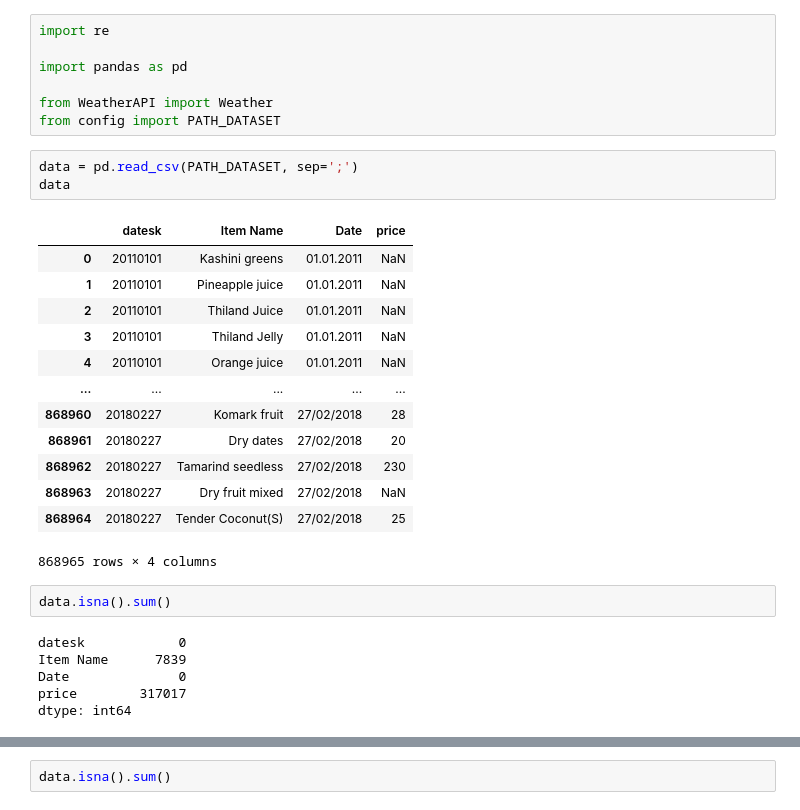
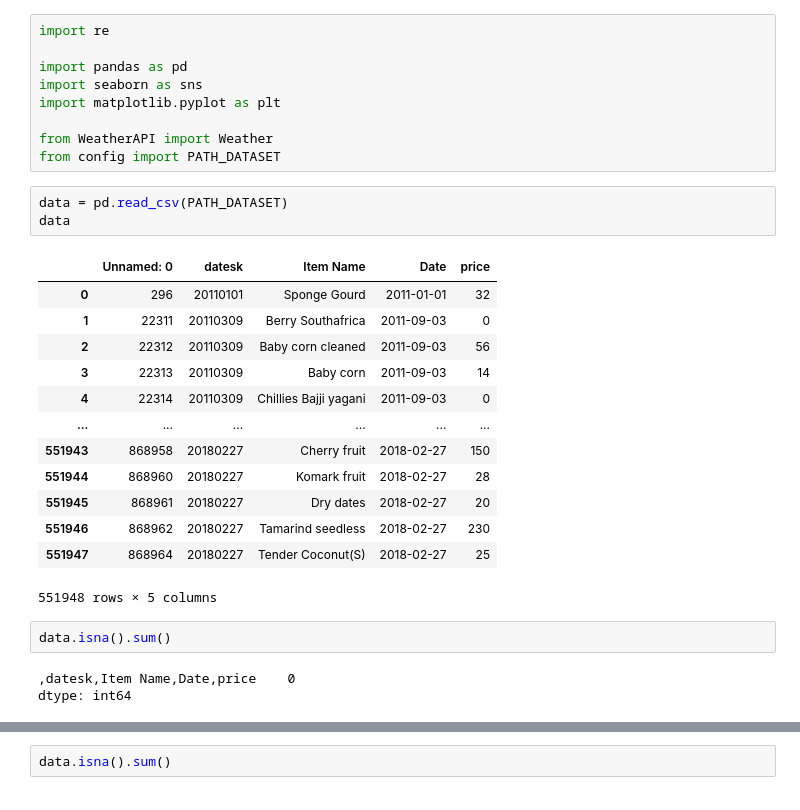
Before and after one commit to hinevics/weather-city, a Jupyter notebook: weather_and_price/weather_app/research.ipynb, the cells around one changed output, grey strips where cells are left out. Cells and saved outputs as stored; diff of their text form.

```diff
--- a/weather_and_price/weather_app/research.ipynb
+++ b/weather_and_price/weather_app/research.ipynb
@@ -2,33 +2,32 @@
 import re
 
 import pandas as pd
+import seaborn as sns
+import matplotlib.pyplot as plt
 
 from WeatherAPI import Weather
 from config import PATH_DATASET
 # %%
-data = pd.read_csv(PATH_DATASET, sep=';')
+data = pd.read_csv(PATH_DATASET)
 data
 # %% [output]
-|  | datesk | Item Name | Date | price |
-| 0 | 20110101 | Kashini greens | 01.01.2011 | NaN |
-| 1 | 20110101 | Pineapple juice | 01.01.2011 | NaN |
-| 2 | 20110101 | Thiland Juice | 01.01.2011 | NaN |
-| 3 | 20110101 | Thiland Jelly | 01.01.2011 | NaN |
-| 4 | 20110101 | Orange juice | 01.01.2011 | NaN |
-| ... | ... | ... | ... | ... |
-| 868960 | 20180227 | Komark fruit | 27/02/2018 | 28 |
-| 868961 | 20180227 | Dry dates | 27/02/2018 | 20 |
-| 868962 | 20180227 | Tamarind seedless | 27/02/2018 | 230 |
-| 868963 | 20180227 | Dry fruit mixed | 27/02/2018 | NaN |
-| 868964 | 20180227 | Tender Coconut(S) | 27/02/2018 | 25 |
+|  | Unnamed: 0 | datesk | Item Name | Date | price |
+| 0 | 296 | 20110101 | Sponge Gourd | 2011-01-01 | 32 |
+| 1 | 22311 | 20110309 | Berry Southafrica | 2011-09-03 | 0 |
+| 2 | 22312 | 20110309 | Baby corn cleaned | 2011-09-03 | 56 |
+| 3 | 22313 | 20110309 | Baby corn | 2011-09-03 | 14 |
+| 4 | 22314 | 20110309 | Chillies Bajji yagani | 2011-09-03 | 0 |
+| ... | ... | ... | ... | ... | ... |
+| 551943 | 868958 | 20180227 | Cherry fruit | 2018-02-27 | 150 |
+| 551944 | 868960 | 20180227 | Komark fruit | 2018-02-27 | 28 |
+| 551945 | 868961 | 20180227 | Dry dates | 2018-02-27 | 20 |
+| 551946 | 868962 | 20180227 | Tamarind seedless | 2018-02-27 | 230 |
+| 551947 | 868964 | 20180227 | Tender Coconut(S) | 2018-02-27 | 25 |
-868965 rows × 4 columns
+551948 rows × 5 columns
 # %%
 data.isna().sum()
 # %% [output]
-datesk            0
-Item Name      7839
-Date              0
-price        317017
+,datesk,Item Name,Date,price    0
 dtype: int64
 # %%
 data = data[data['Item Name'].isna() == False]
```
Also changed, not shown: parts of 20 cells of this notebook, 2 other files.
